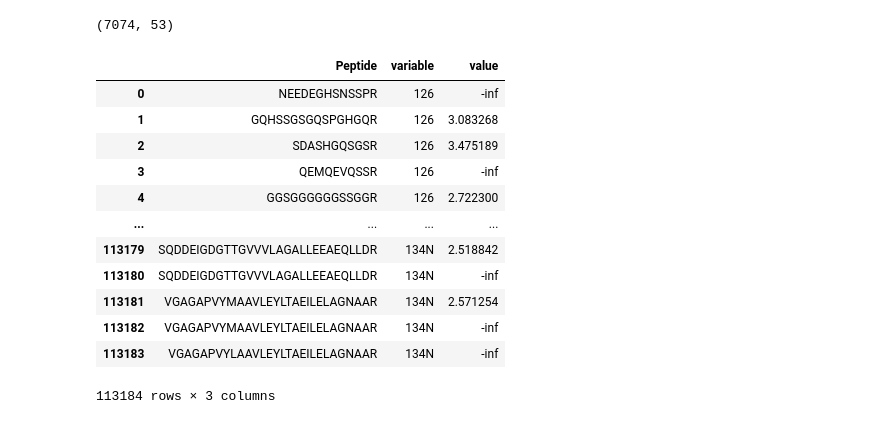
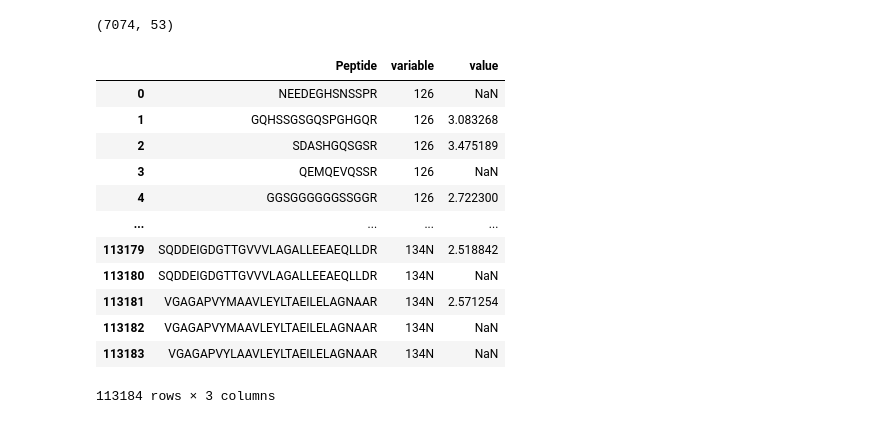
Before and after one commit to PayneLab/TMT_QC, a Jupyter notebook: Protein Abundance Graphic.ipynb, the cells around one changed output. Drawn from its saved outputs; the diff is of its cells as text; code cells hidden in the pictures.

```diff
--- a/Protein Abundance Graphic.ipynb
+++ b/Protein Abundance Graphic.ipynb
@@ -1,45 +1,46 @@
 # %%
 import pandas as pd
 import numpy as np
 import matplotlib
 import matplotlib.pyplot as plt
 import seaborn as sns
 
 psm_df = pd.read_csv('psm.TSV', delimiter = "\t")
 # prot_df = prot_df.drop(['Entry Name', 'Gene', 'Length', 'Organism', 'Protein Description', 'Protein Existence', 'Protein Probability', 'Top Peptide Probability',
 #                        'Total Peptides', 'Unique Peptides', 'Razor Peptides', 'Total Spectral Count', 'Unique Spectral Count',
 #                        'Razor Spectral Count', 'Total Intensity', 'Unique Intensity', 'Razor Intensity', 'Razor Assigned Modifications',
 #                        'Razor Observed Modifications', 'Indistinguishable Proteins'], axis=1)
 
 psm_df = psm_df.rename(columns={'sample-01': '126', 'sample-02': '127C', 'sample-03': '127N', 'sample-04': '128C', 'sample-05': '128N',
                                'sample-06': '129C', 'sample-07': '129N', 'sample-08': '130C', 'sample-09': '130N', 'sample-10': '131C', 'sample-11': '131N',
                                'sample-12': '132C', 'sample-13': '132N', 'sample-14': '133C', 'sample-15': '133N', 'sample-16': '134N'})
 
 psm_df = psm_df.loc[psm_df["PeptideProphet Probability"] > 0.95]
 print(psm_df.shape)
 
 psm_df = pd.melt(psm_df, id_vars=['Peptide'], value_vars=["126","127C","127N","128C","128N","129C","129N","130C",
                                                           "130N","131C","131N","132C","132N","133C","133N","134N"])
 
 # DO A COLUMN TITLE SWAP
 
-psm_df["value"] = psm_df["value"].apply(np.log10)
+# psm_df["value"] = psm_df["value"].apply(np.log10)
+psm_df["value"] = np.log10(psm_df["value"].replace(0, np.nan))
 
 psm_df
 # %% [output]
 (7074, 53)
 |  | Peptide | variable | value |
-| 0 | NEEDEGHSNSSPR | 126 | -inf |
+| 0 | NEEDEGHSNSSPR | 126 | NaN |
 | 1 | GQHSSGSGQSPGHGQR | 126 | 3.083268 |
 | 2 | SDASHGQSGSR | 126 | 3.475189 |
-| 3 | QEMQEVQSSR | 126 | -inf |
+| 3 | QEMQEVQSSR | 126 | NaN |
 | 4 | GGSGGGGGGSSGGR | 126 | 2.722300 |
 | ... | ... | ... | ... |
 | 113179 | SQDDEIGDGTTGVVVLAGALLEEAEQLLDR | 134N | 2.518842 |
-| 113180 | SQDDEIGDGTTGVVVLAGALLEEAEQLLDR | 134N | -inf |
+| 113180 | SQDDEIGDGTTGVVVLAGALLEEAEQLLDR | 134N | NaN |
 | 113181 | VGAGAPVYMAAVLEYLTAEILELAGNAAR | 134N | 2.571254 |
-| 113182 | VGAGAPVYMAAVLEYLTAEILELAGNAAR | 134N | -inf |
-| 113183 | VGAGAPVYLAAVLEYLTAEILELAGNAAR | 134N | -inf |
+| 113182 | VGAGAPVYMAAVLEYLTAEILELAGNAAR | 134N | NaN |
+| 113183 | VGAGAPVYLAAVLEYLTAEILELAGNAAR | 134N | NaN |
 113184 rows × 3 columns
 # %%
 plt.figure(figsize=(12, 6.2025)) # Original: (16, 8.27)
```
Also changed, not shown: parts of 1 cell of this notebook, 12 other files.
